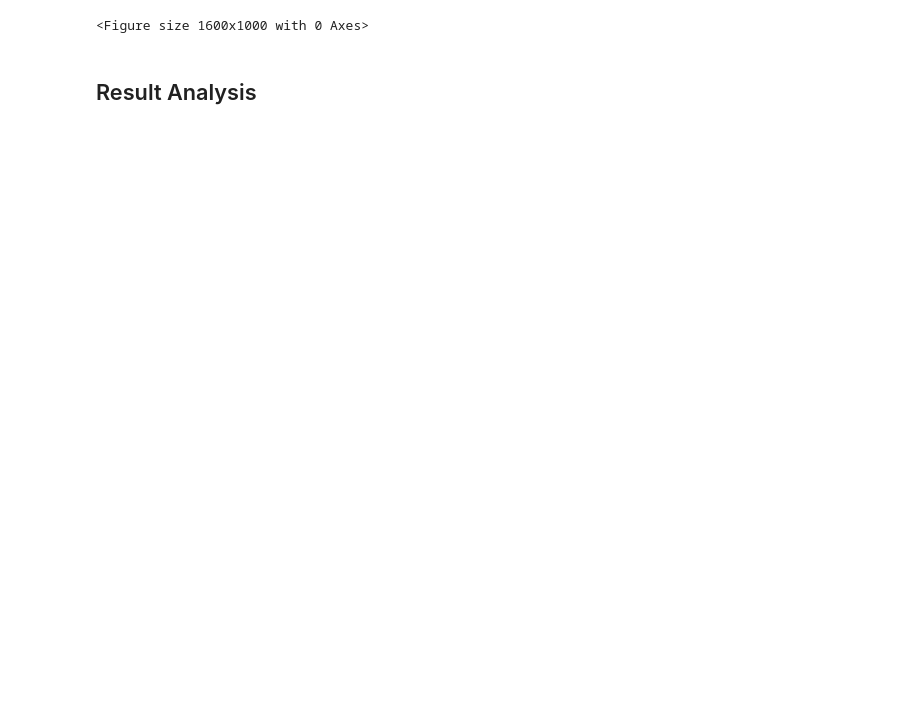
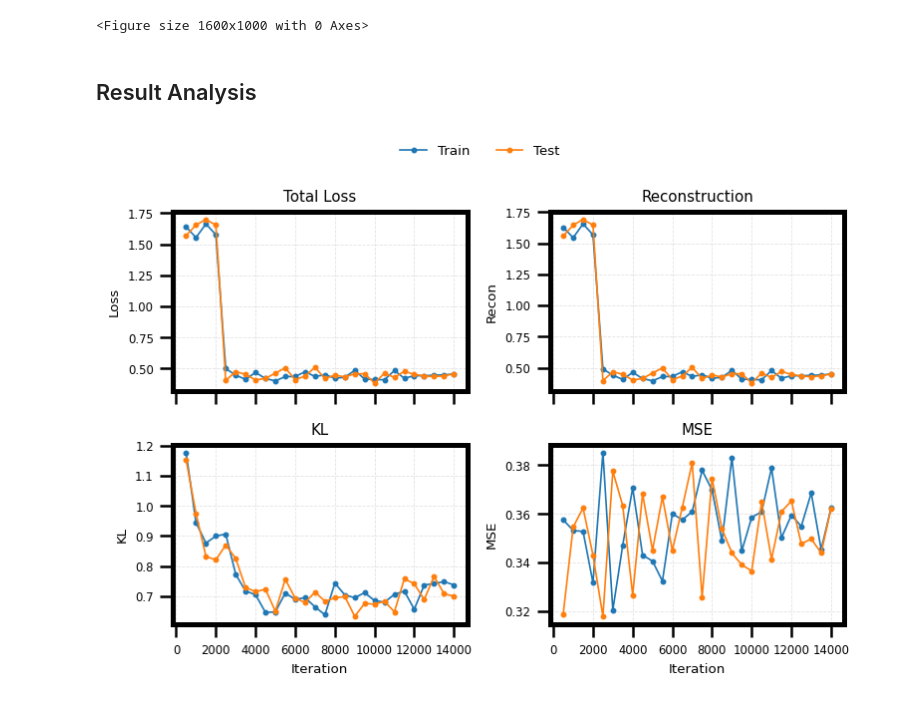
Before and after one commit to pratyushtiw/State-Predictive-Information-Bottleneck, a Jupyter notebook: SPIB_Demo.ipynb, the cells around one changed output. Drawn from its saved outputs; the diff is of its cells as text; code cells hidden in the pictures; blank space fills up the shorter version.

```diff
--- a/SPIB_Demo.ipynb
+++ b/SPIB_Demo.ipynb
@@ -233,6 +233,65 @@ dt: 10000        Beta: 0.010000  Learning_rate: 0.001000
 # %%
 prefix='SPIB/Unweighted_d=1_t=10000_b=0.0100_learn=0.001000'
 repeat='0'
+# %%
+# All four losses in one small figure with subplots
+
+%matplotlib inline
+import matplotlib as mpl
+import matplotlib.pyplot as plt
+
+# small + readable
+mpl.rcParams.update({
+    "axes.titlesize": 9,
+    "axes.labelsize": 8,
+    "xtick.labelsize": 7,
+    "ytick.labelsize": 7,
+})
+
+def plot_losses_grid(steps,
+                     train_loss, test_loss,
+                     train_recon, test_recon,
+                     train_kl, test_kl,
+                     train_mse, test_mse,
+                     xlab="Iteration"):
+    fig, axs = plt.subplots(2, 2, figsize=(6.4, 4.6), dpi=120, sharex=True)
+    axs = axs.ravel()
+
+    curves = [
+        ("Total Loss", "Loss", train_loss,  test_loss),
+        ("Reconstruction", "Recon", train_recon, test_recon),
+        ("KL", "KL", train_kl,    test_kl),
+        ("MSE", "MSE", train_mse, test_mse),
+    ]
+
+    for ax, (title, ylabel, y_tr, y_te) in zip(axs, curves):
+        ax.plot(steps, y_tr, marker='o', markersize=2.5, linewidth=1.0, label="Train")
+        ax.plot(steps, y_te, marker='o', markersize=2.5, linewidth=1.0, label="Test")
+        ax.set_title(title)
+        ax.set_ylabel(ylabel)
+        ax.grid(True, linestyle="--", linewidth=0.5, alpha=0.35)
+
+    # x labels only on the bottom row
+    axs[2].set_xlabel(xlab)
+    axs[3].set_xlabel(xlab)
+
+    # one shared legend on top
+    handles, labels = axs[0].get_legend_handles_labels()
+    fig.legend(handles, labels, loc="upper center", ncol=2, fontsize=8, frameon=False, bbox_to_anchor=(0.5, 1.02))
+
+    fig.tight_layout(rect=[0, 0, 1, 0.95])
+    plt.show()
+
+plot_losses_grid(
+    steps,
+    train_loss,  test_loss,
+    train_recon, test_recon,
+    train_kl,    test_kl,
+    train_mse,   test_mse,
+    xlab="Iteration"  # or "Time (s)" if you swap steps→times
+)
+# %% [output]
+[figure, added]
 # %%
 # load the results
 # the deterministic part of RC leanred by SPIB (the mean of output gaussian distrition of the encoder)
```
Also changed, not shown: parts of 4 cells of this notebook.
